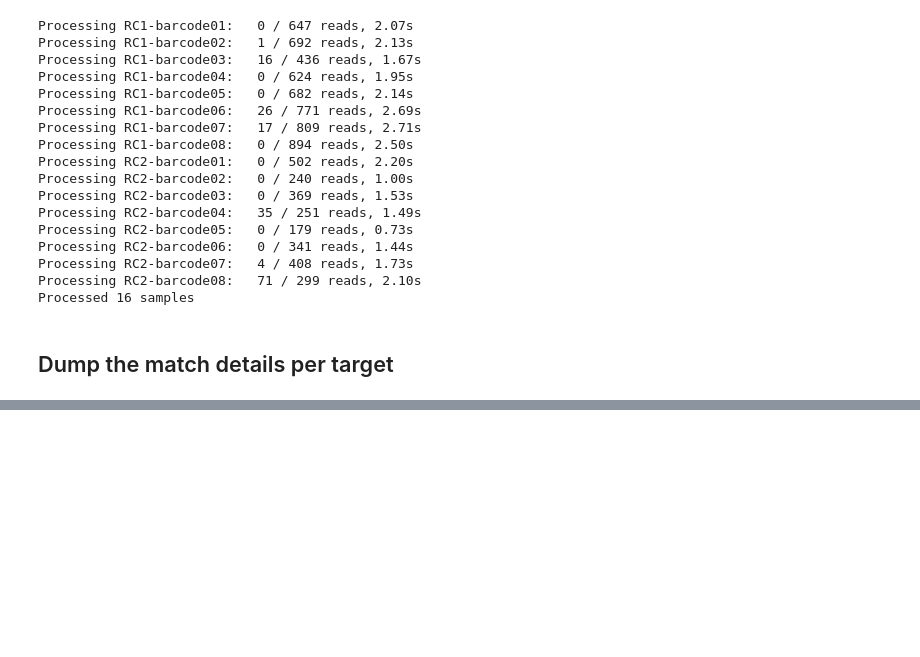
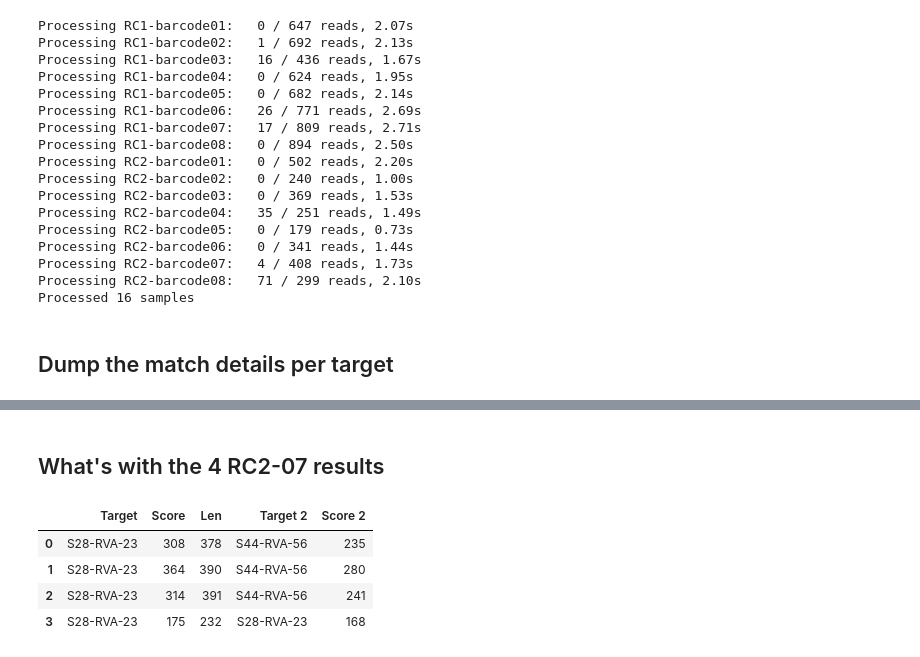
Before and after one commit to RByers/RespiCov-analyze, a Jupyter notebook: RCMatchSeq.ipynb, the cells around one changed output, grey strips where cells are left out. Drawn from its saved outputs; the diff is of its cells as text; code cells hidden in the pictures; blank space fills up the shorter version.

```diff
--- a/RCMatchSeq.ipynb
+++ b/RCMatchSeq.ipynb
@@ -159,0 +241,13 @@ Doing a blast for these sequences we can see that it's indeed both RV-A23, but t
+# %% [markdown]
+## What's with the 4 RC2-07 results
+# %%
+dumpTargetMatches("RC2-barcode07", "S28-RVA-23")
+
+for i in range(0,4):
+    printMatchSeq("RC2-barcode07", "S28-RVA-23", i)
+# %% [output]
+|  | Target | Score | Len | Target 2 | Score 2 |
+| 0 | S28-RVA-23 | 308 | 378 | S44-RVA-56 | 235 |
+| 1 | S28-RVA-23 | 364 | 390 | S44-RVA-56 | 280 |
+| 2 | S28-RVA-23 | 314 | 391 | S44-RVA-56 | 241 |
+| 3 | S28-RVA-23 | 175 | 232 | S28-RVA-23 | 168 |
```
Also changed, not shown: parts of 11 cells of this notebook.
